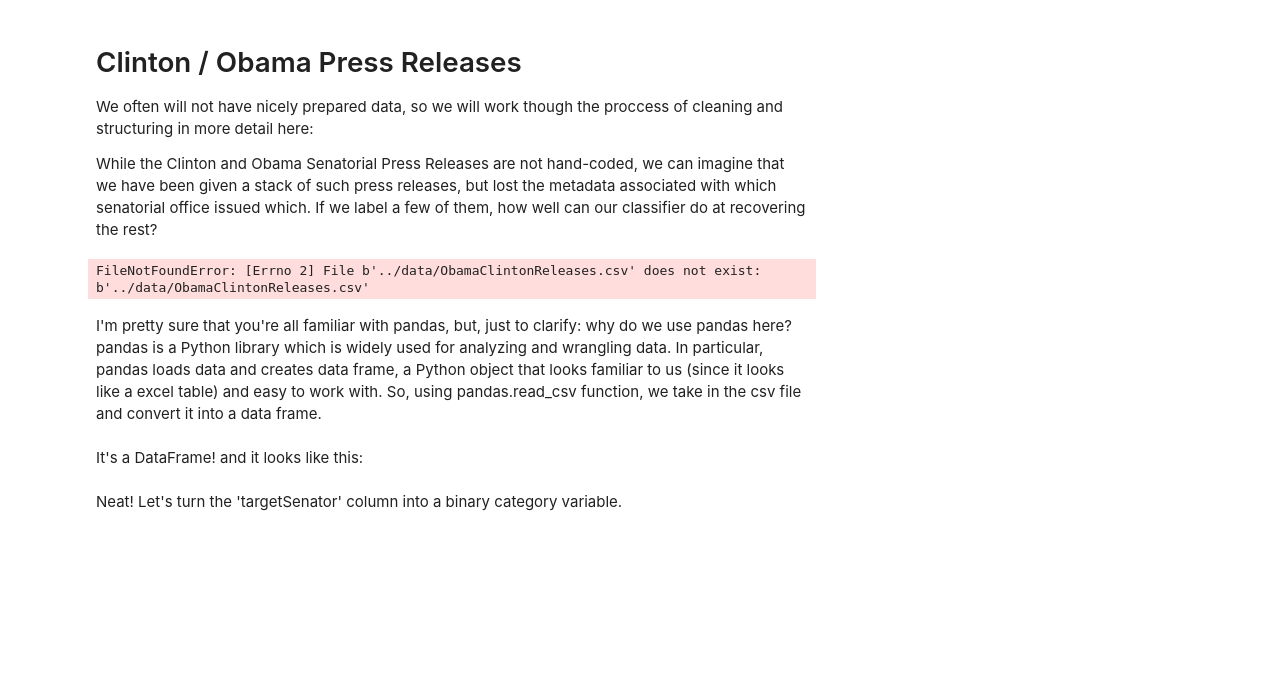
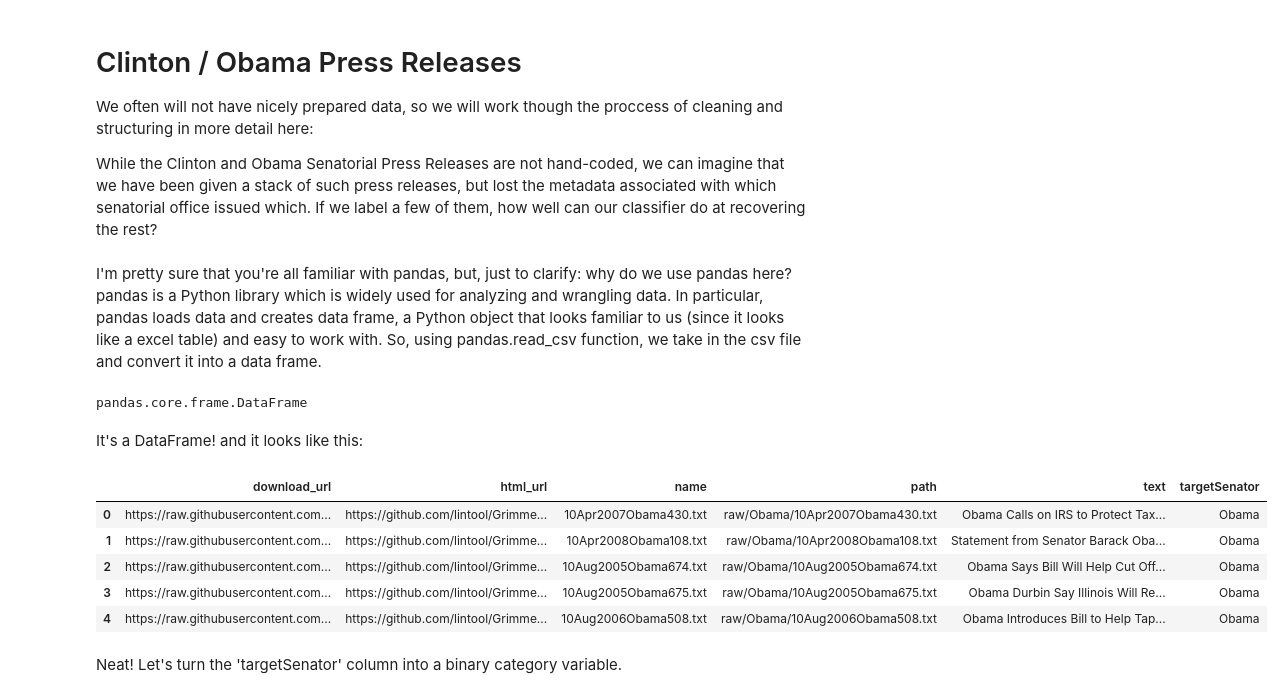
Before and after one commit to chiayunc/Homework-Notebooks, a Jupyter notebook: week-4/4-Classification.ipynb, the cells around one changed output. Saved outputs shown, nothing was run; the diff lists cells and outputs as text; code cells hidden in the pictures; blank space fills up the shorter version.

```diff
--- a/week-4/4-Classification.ipynb
+++ b/week-4/4-Classification.ipynb
@@ -1185,17 +1185,24 @@ We often will not have nicely prepared data, so we will work though the proccess
 
 While the Clinton and Obama Senatorial Press Releases are not hand-coded, we can imagine that we have been given a stack of such press releases, but lost the metadata associated with which senatorial office issued which. If we label a few of them, how well can our classifier do at recovering the rest?
 # %%
-ObamaClintonReleases = pandas.read_csv('../data/ObamaClintonReleases.csv', index_col=0)
+ObamaClintonReleases = pandas.read_csv('ObamaClintonReleases.csv', index_col=0)
-# %% [output]
-FileNotFoundError: [Errno 2] File b'../data/ObamaClintonReleases.csv' does not exist: b'../data/ObamaClintonReleases.csv'
 # %% [markdown]
 I'm pretty sure that you're all familiar with pandas, but, just to clarify: why do we use pandas here? pandas is a Python library which is widely used for analyzing and wrangling data. In particular, pandas loads data and creates data frame, a Python object that looks familiar to us (since it looks like a excel table) and easy to work with. So, using pandas.read_csv function, we take in the csv file and convert it into a data frame.
 # %%
 type(ObamaClintonReleases)
+# %% [output]
+pandas.core.frame.DataFrame
 # %% [markdown]
 It's a DataFrame! and it looks like this:
 # %%
-ObamaClintonReleases
+ObamaClintonReleases.head()
+# %% [output]
+|  | download_url | html_url | name | path | text | targetSenator |
+| 0 | https://raw.githubusercontent.com... | https://github.com/lintool/Grimme... | 10Apr2007Obama430.txt | raw/Obama/10Apr2007Obama430.txt | Obama Calls on IRS to Protect Tax... | Obama |
+| 1 | https://raw.githubusercontent.com... | https://github.com/lintool/Grimme... | 10Apr2008Obama108.txt | raw/Obama/10Apr2008Obama108.txt | Statement from Senator Barack Oba... | Obama |
+| 2 | https://raw.githubusercontent.com... | https://github.com/lintool/Grimme... | 10Aug2005Obama674.txt | raw/Obama/10Aug2005Obama674.txt | Obama Says Bill Will Help Cut Off... | Obama |
+| 3 | https://raw.githubusercontent.com... | https://github.com/lintool/Grimme... | 10Aug2005Obama675.txt | raw/Obama/10Aug2005Obama675.txt | Obama Durbin Say Illinois Will Re... | Obama |
+| 4 | https://raw.githubusercontent.com... | https://github.com/lintool/Grimme... | 10Aug2006Obama508.txt | raw/Obama/10Aug2006Obama508.txt | Obama Introduces Bill to Help Tap... | Obama |
 # %% [markdown]
 Neat! Let's turn the 'targetSenator' column into a binary category variable.
 # %%
```
Also changed, not shown: parts of 55 cells of this notebook, 5 other files.
